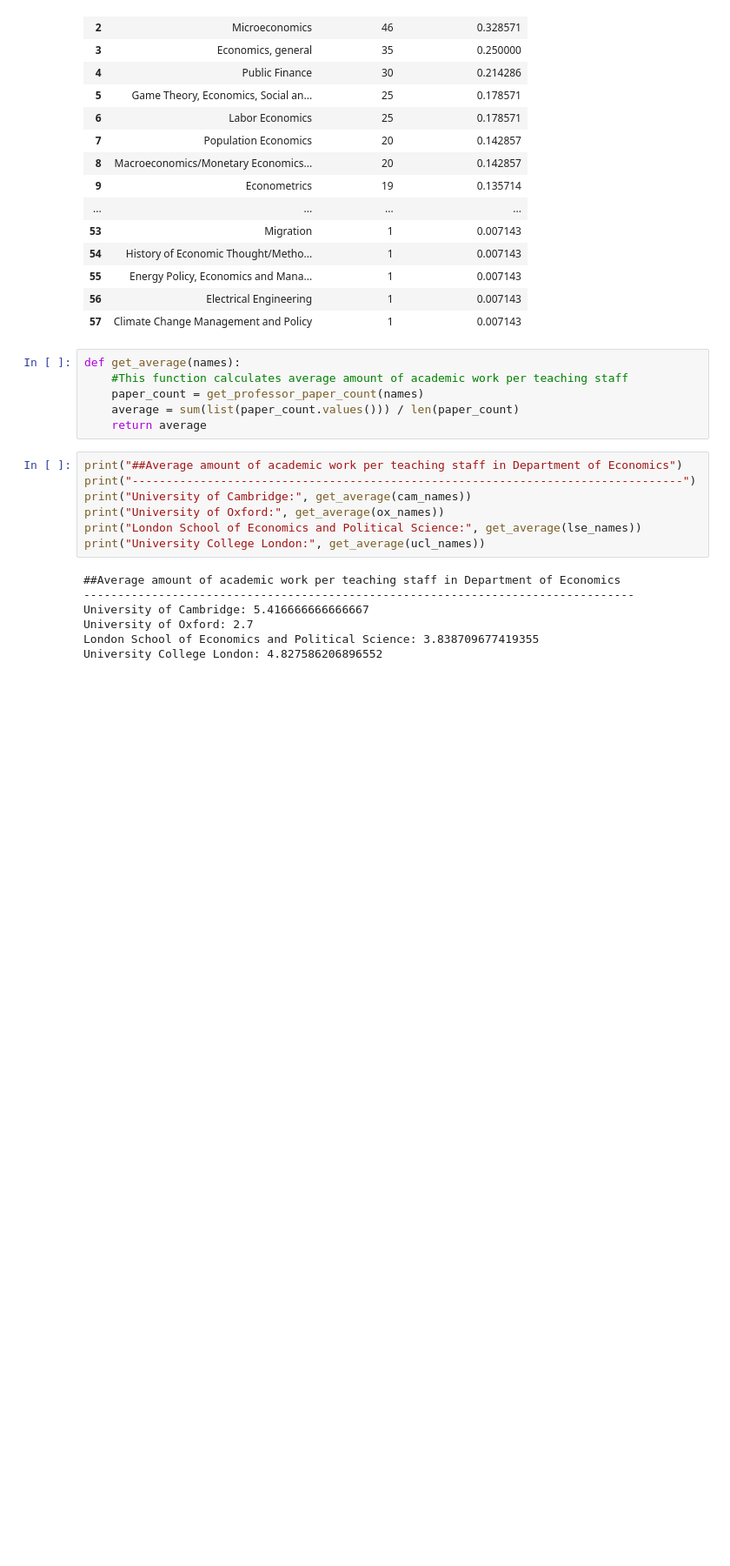
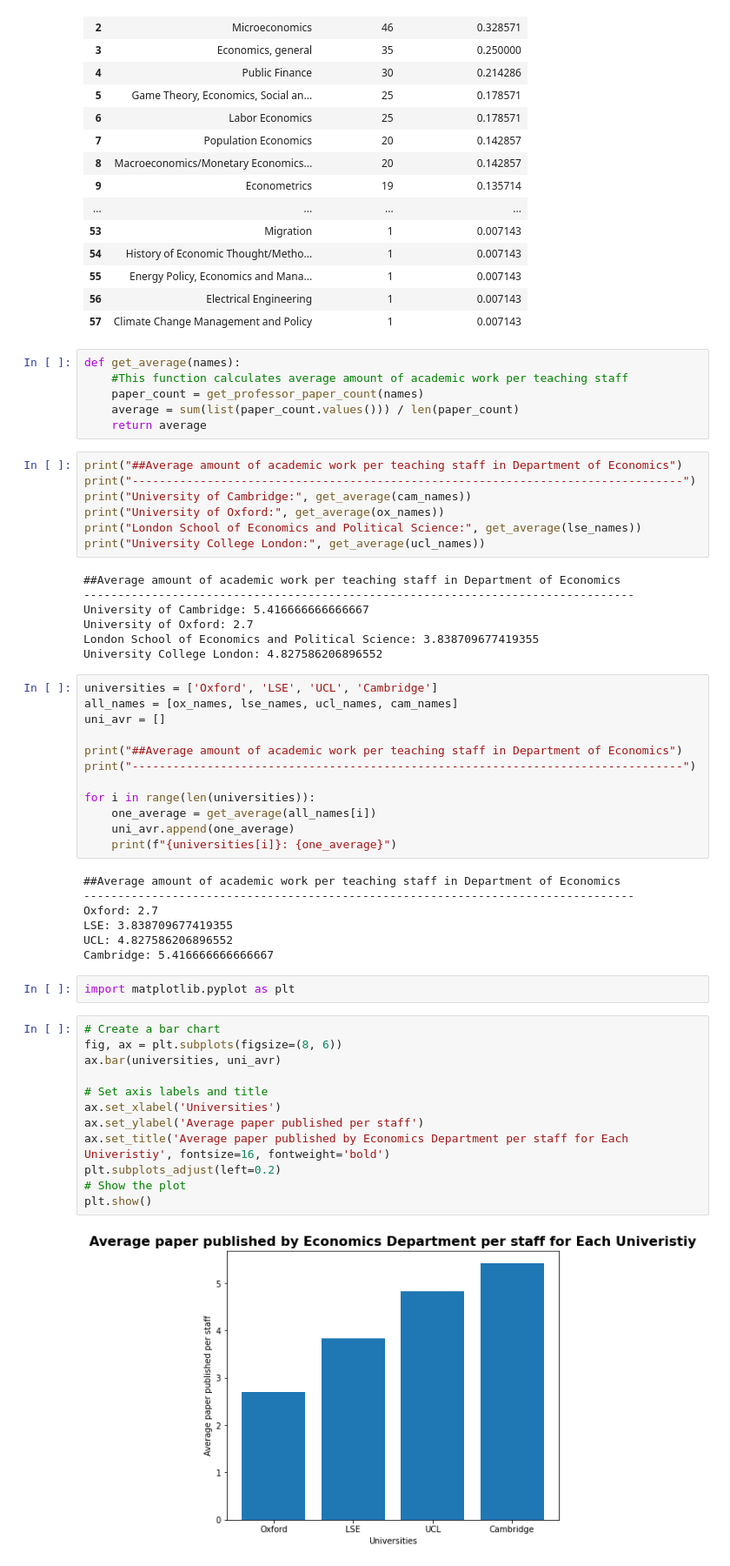
Before and after one commit to kannuoya/st115_project_lse, a Jupyter notebook: project111.ipynb, the cells around one changed output. Shown at 87% size. Saved outputs shown, nothing was run; the diff lists cells and outputs as text; blank space fills up the shorter version.

```diff
--- a/project111.ipynb
+++ b/project111.ipynb
@@ -266,3 +307,38 @@ University of Cambridge: 5.416666666666667
 University of Oxford: 2.7
 London School of Economics and Political Science: 3.838709677419355
 University College London: 4.827586206896552
+# %%
+universities = ['Oxford', 'LSE', 'UCL', 'Cambridge']
+all_names = [ox_names, lse_names, ucl_names, cam_names]
+uni_avr = []
+
+print("##Average amount of academic work per teaching staff in Department of Economics")
+print("---------------------------------------------------------------------------------")
+
+for i in range(len(universities)):
+    one_average = get_average(all_names[i])
+    uni_avr.append(one_average)
+    print(f"{universities[i]}: {one_average}")
+# %% [output]
+##Average amount of academic work per teaching staff in Department of Economics
+---------------------------------------------------------------------------------
+Oxford: 2.7
+LSE: 3.838709677419355
+UCL: 4.827586206896552
+Cambridge: 5.416666666666667
+# %%
+import matplotlib.pyplot as plt
+# %%
+# Create a bar chart
+fig, ax = plt.subplots(figsize=(8, 6))
+ax.bar(universities, uni_avr)
+
+# Set axis labels and title
+ax.set_xlabel('Universities')
+ax.set_ylabel('Average paper published per staff')
+ax.set_title('Average paper published by Economics Department per staff for Each Univeristiy', fontsize=16, fontweight='bold')
+plt.subplots_adjust(left=0.2)
+# Show the plot
+plt.show()
+# %% [output]
+[figure, added]
```
Also changed, not shown: parts of 11 cells of this notebook, 1 other file.
